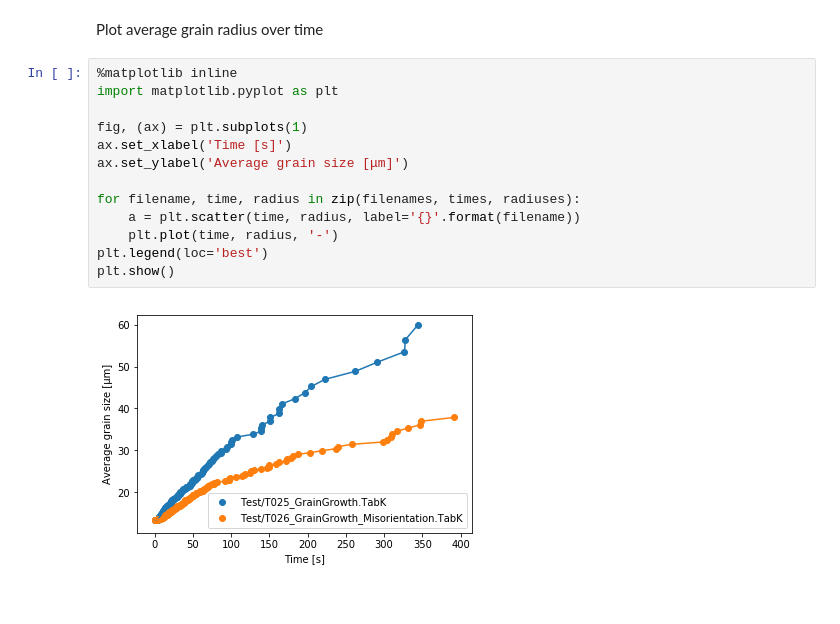
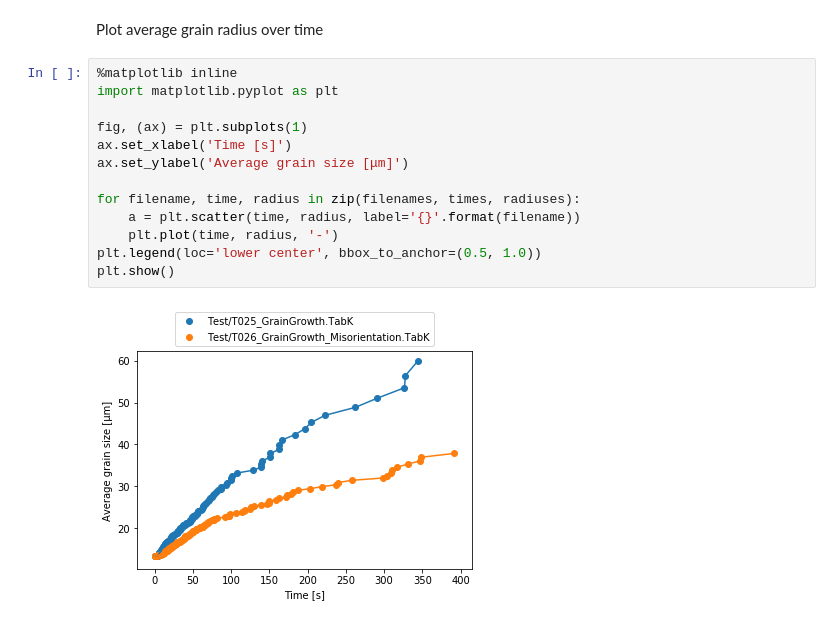
Before and after one commit to lukas-koschmieder/micress-ipynb, a Jupyter notebook: MICRESS-Matplotlib.ipynb, the cells around one changed output. Drawn from its saved outputs; the diff is of its cells as text.

Commit message:
Update legend

```diff
--- a/MICRESS-Matplotlib.ipynb
+++ b/MICRESS-Matplotlib.ipynb
@@ -59,15 +59,15 @@ Plot average grain radius over time
 # %%
 %matplotlib inline
 import matplotlib.pyplot as plt
 
 fig, (ax) = plt.subplots(1)
 ax.set_xlabel('Time [s]')
 ax.set_ylabel('Average grain size [μm]')
 
 for filename, time, radius in zip(filenames, times, radiuses):
     a = plt.scatter(time, radius, label='{}'.format(filename))
     plt.plot(time, radius, '-')
-plt.legend(loc='best')
+plt.legend(loc='lower center', bbox_to_anchor=(0.5, 1.0))
 plt.show()
 # %% [output]
-[figure, old version]
+[figure, new version]
```
